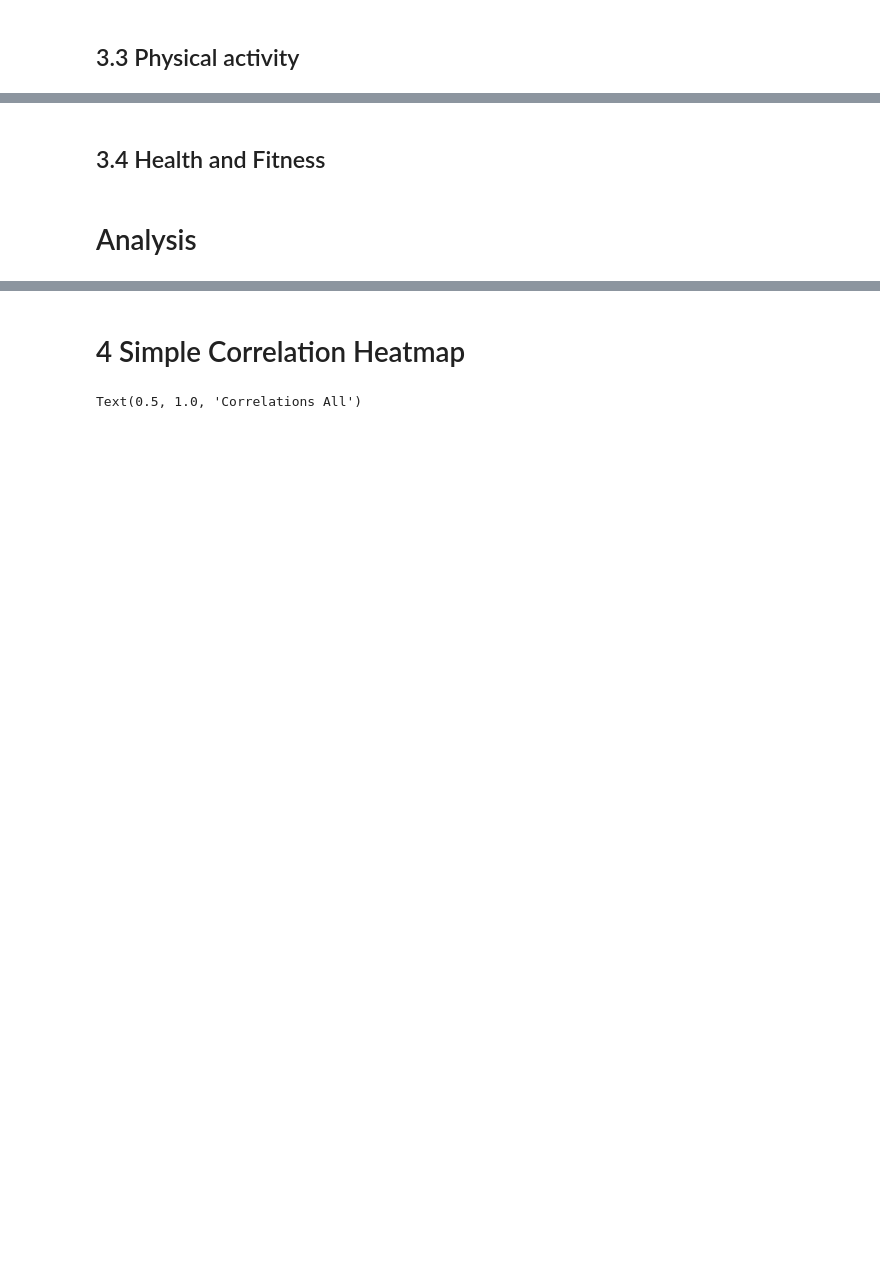
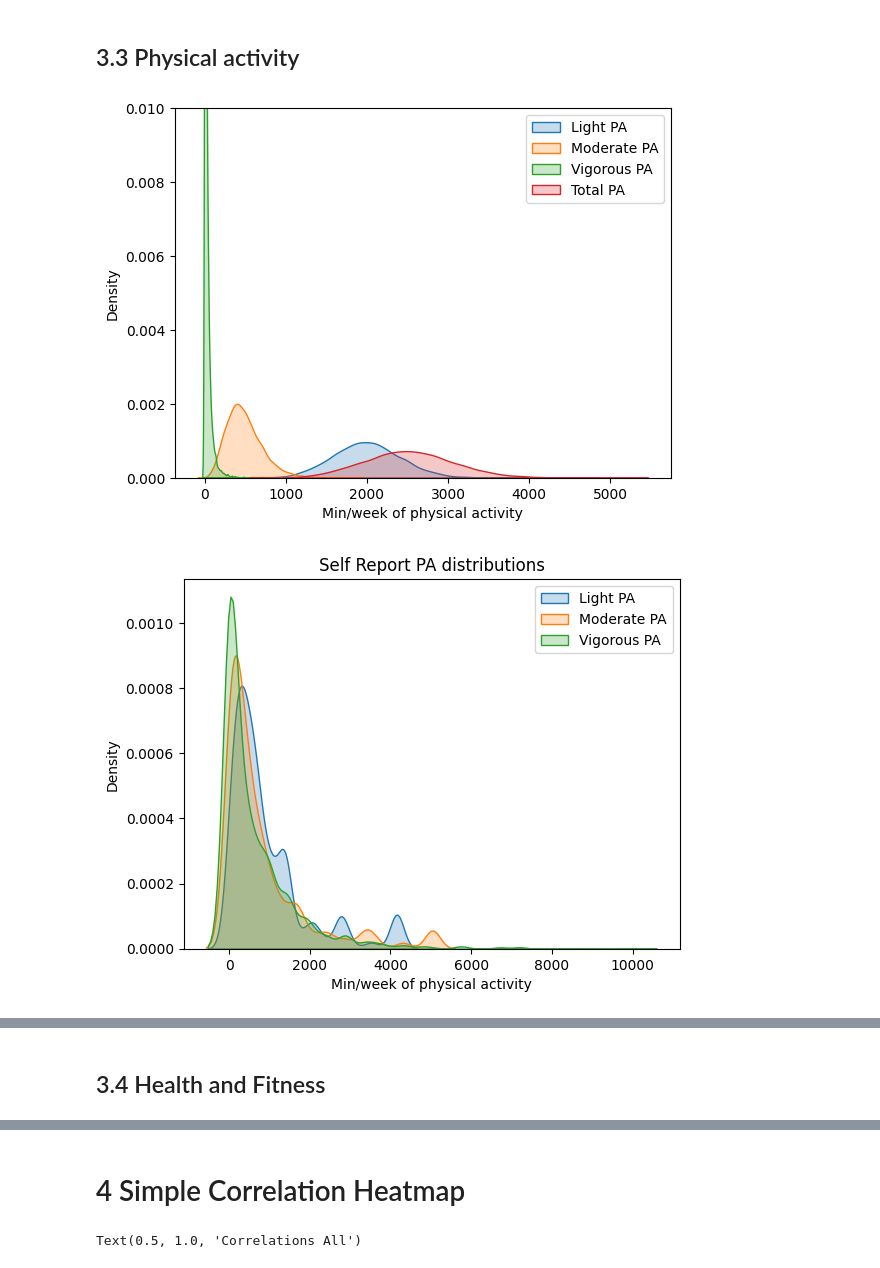
Before and after one commit to ivychad/Hanna, a Jupyter notebook: 6 Validation.ipynb, the cells around one changed output, grey strips where cells are left out. Saved outputs shown, nothing was run; the diff lists cells and outputs as text; code cells hidden in the pictures; blank space fills up the shorter version.

```diff
--- a/6 Validation.ipynb
+++ b/6 Validation.ipynb
@@ -417,2 +453,56 @@ main_test.head()
 # %% [markdown]
 ## 3.3 Physical activity
+# %%
+plt.figure()
+sns.kdeplot(data = main_test, x= 'LPA', fill=True, label = "Light PA")
+sns.kdeplot(data = main_test, x= 'MPA', fill=True, label = "Moderate PA")
+sns.kdeplot(data = main_test, x= 'VPA', fill=True, label = "Vigorous PA")
+sns.kdeplot(data = main_test, x= 'TPA', fill=True, label = "Total PA")
+plt.xlabel("Min/week of physical activity")
+plt.legend()
+plt.ylim(0,0.01)
+plt.show()
+
+plt.figure()
+sns.kdeplot(data = main_test, x= 'SRLPA', fill=True, label = "Light PA")
+sns.kdeplot(data = main_test, x= 'SRMPA', fill=True, label = "Moderate PA")
+sns.kdeplot(data = main_test, x= 'SRVPA', fill=True, label = "Vigorous PA")
+plt.xlabel("Min/week of physical activity")
+plt.title("Self Report PA distributions")
+plt.legend()
+plt.show()
+
+plt.figure()
+sns.kdeplot(data = main_test, x= 'SRLPA', fill=True, label = "SR")
+sns.kdeplot(data = main_test, x= 'LPA', fill=True, label = "ACC")
+plt.xlabel("Min/week of physical activity")
+plt.title("SR vs. Accelerometry Light PA")
+plt.legend()
+plt.show()
+
+plt.figure()
+sns.kdeplot(data = main_test, x= 'SRMPA', fill=True, label = "SR")
+sns.kdeplot(data = main_test, x= 'MPA', fill=True, label = "ACC")
+plt.xlabel("Min/week of physical activity")
+plt.title("SR vs. Accelerometry Moderate PA")
+plt.legend()
+plt.show()
+
+plt.figure()
+sns.kdeplot(data = main_test, x= 'SRMPA', hue = "Gender", fill=True, label = "SR")
+sns.kdeplot(data = main_test, x= 'MPA', hue = "Gender", fill=True, label = "ACC")
+plt.xlabel("Min/week of physical activity")
+plt.title("SR vs. Accelerometry Moderate PA")
+plt.legend()
+plt.show()
+
+plt.figure()
+sns.kdeplot(data = main_test, x= 'SRVPA', fill=True, label = "SR")
+sns.kdeplot(data = main_test, x= 'VPA', fill=True, label = "ACC")
+plt.xlabel("Min/week of physical activity")
+plt.title("SR vs. Accelerometry Vigorous PA")
+plt.legend()
+plt.show()
+# %% [output]
+[figure, added]
+[figure, added]
@@ -419,4 +513,2 @@ main_test.head()
 # %% [markdown]
 ## 3.4 Health and Fitness
-# %% [markdown]
-# Analysis
```
Also changed, not shown: parts of 59 cells of this notebook, 2 other files.
